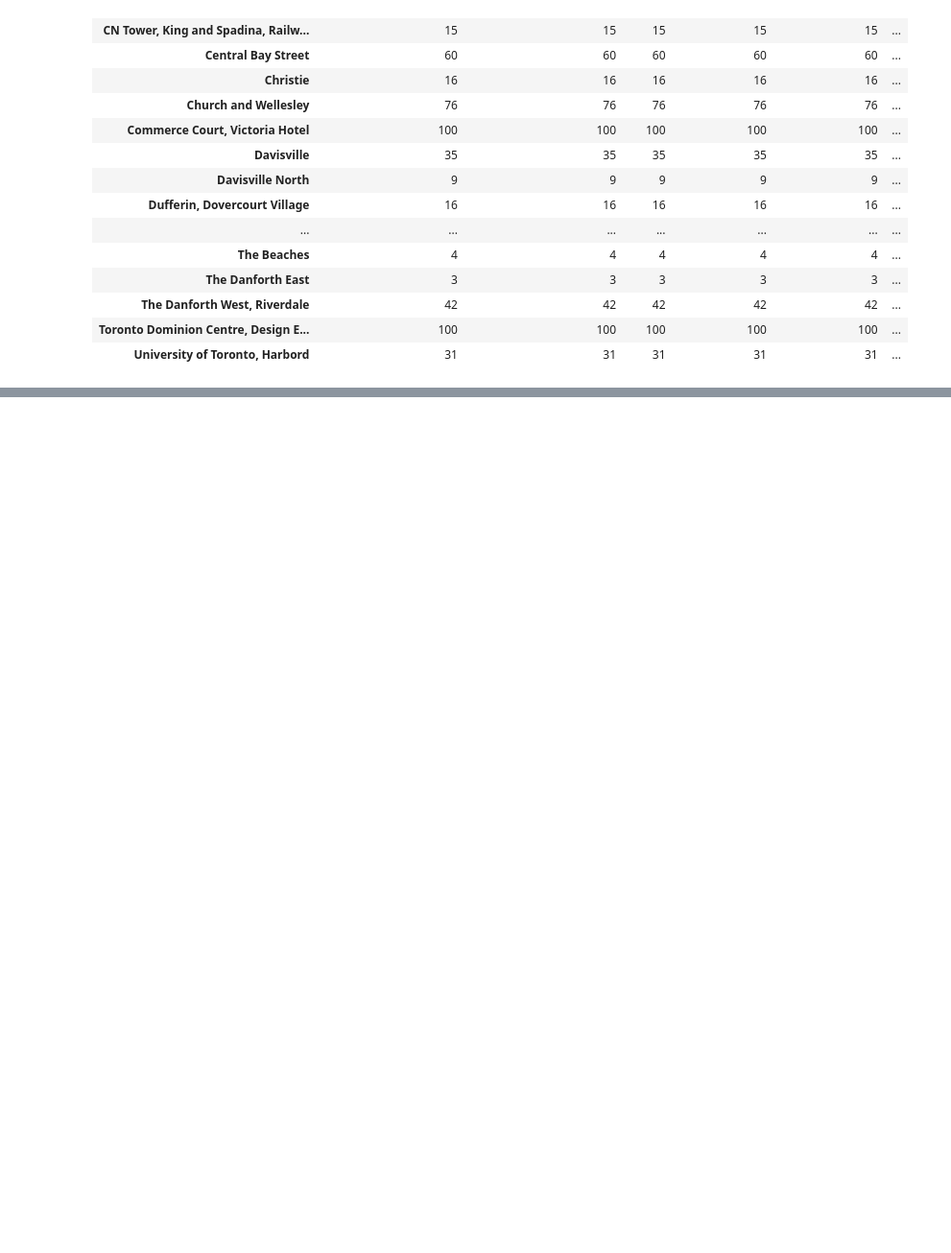
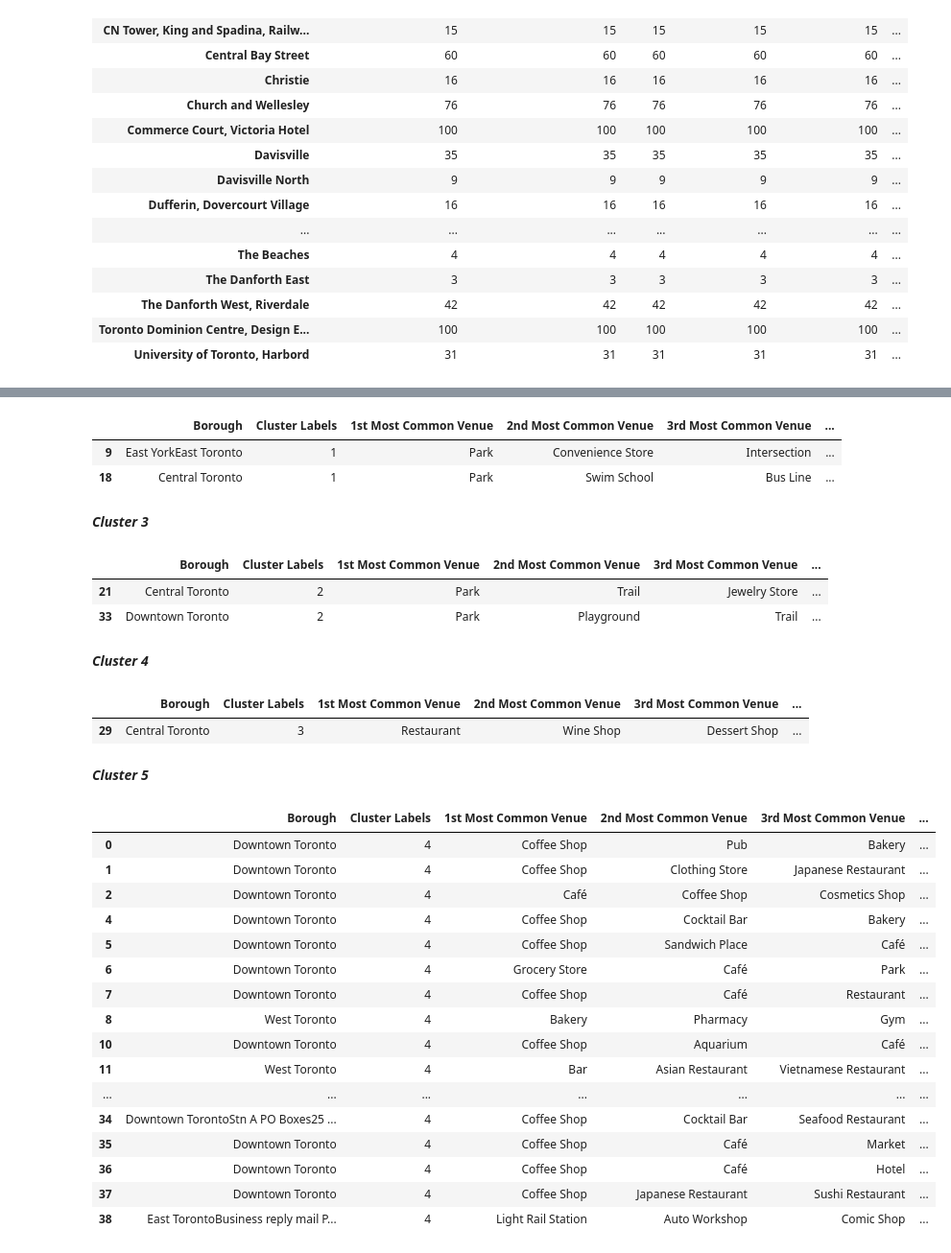
Before and after one commit to izemRachid/Coursera_Capstone, a Jupyter notebook: Segmenting and Clustering Neighborhoods in Toronto.ipynb, the cells around one changed output, grey strips where cells are left out. Shown: that part at 96% size. Saved outputs shown, nothing was run; the diff lists cells and outputs as text; code cells hidden in the pictures; blank space fills up the shorter version.

```diff
--- a/Segmenting and Clustering Neighborhoods in Toronto.ipynb
+++ b/Segmenting and Clustering Neighborhoods in Toronto.ipynb
@@ -369,0 +376,12 @@ toronto_denc_venues.groupby('Neighborhood').count()
+# %%
+# one hot encoding
+toronto_denc_onehot = pd.get_dummies(toronto_denc_venues[['Venue Category']], prefix="", prefix_sep="")
+
+# add neighborhood column back to dataframe
+toronto_denc_onehot['Neighborhood'] = toronto_denc_venues['Neighborhood']
+
+# move neighborhood column to the first column
+fixed_columns = [toronto_denc_onehot.columns[-1]] + list(toronto_denc_onehot.columns[:-1])
+toronto_denc_onehot = toronto_denc_onehot[fixed_columns]
+
+toronto_denc_onehot.head()
@@ -369,0 +398,3 @@ toronto_denc_venues.groupby('Neighborhood').count()
+# %%
+toronto_denc_grouped = toronto_denc_onehot.groupby('Neighborhood').mean().reset_index()
+toronto_denc_grouped.head()
@@ -369,0 +446,11 @@ toronto_denc_venues.groupby('Neighborhood').count()
+# %%
+# set number of clusters
+kclusters = 5
+
+toronto_denc_grouped_clustering = toronto_denc_grouped.drop('Neighborhood', 1)
+
+# run k-means clustering
+kmeans = KMeans(n_clusters=kclusters, random_state=0).fit(toronto_denc_grouped_clustering)
+
+# check cluster labels generated for each row in the dataframe
+kmeans.labels_[0:10]
@@ -369,0 +459,10 @@ toronto_denc_venues.groupby('Neighborhood').count()
+# %%
+# add clustering labels
+neighborhoods_venues_sorted.insert(0, 'Cluster Labels', kmeans.labels_)
+
+toronto_denc_merged = df_toronto_denc
+
+# merge toronto_grouped with toronto_data to add latitude/longitude for each neighborhood
+toronto_denc_merged = toronto_denc_merged.join(neighborhoods_venues_sorted.set_index('Neighborhood'), on='Neighborhood')
+
+toronto_denc_merged.head() # check the last columns!
@@ -369,0 +519,43 @@ toronto_denc_venues.groupby('Neighborhood').count()
+# %%
+toronto_denc_merged.loc[toronto_denc_merged['Cluster Labels'] == 1, toronto_denc_merged.columns[[1] + list(range(5, toronto_denc_merged.shape[1]))]]
+# %% [output]
+|  | Borough | Cluster Labels | 1st Most Common Venue | 2nd Most Common Venue | 3rd Most Common Venue | ... |
+| 9 | East YorkEast Toronto | 1 | Park | Convenience Store | Intersection | ... |
+| 18 | Central Toronto | 1 | Park | Swim School | Bus Line | ... |
+# %% [markdown]
+***Cluster 3***
+# %%
+toronto_denc_merged.loc[toronto_denc_merged['Cluster Labels'] == 2, toronto_denc_merged.columns[[1] + list(range(5, toronto_denc_merged.shape[1]))]]
+# %% [output]
+|  | Borough | Cluster Labels | 1st Most Common Venue | 2nd Most Common Venue | 3rd Most Common Venue | ... |
+| 21 | Central Toronto | 2 | Park | Trail | Jewelry Store | ... |
+| 33 | Downtown Toronto | 2 | Park | Playground | Trail | ... |
+# %% [markdown]
+***Cluster 4***
+# %%
+toronto_denc_merged.loc[toronto_denc_merged['Cluster Labels'] == 3, toronto_denc_merged.columns[[1] + list(range(5, toronto_denc_merged.shape[1]))]]
+# %% [output]
+|  | Borough | Cluster Labels | 1st Most Common Venue | 2nd Most Common Venue | 3rd Most Common Venue | ... |
+| 29 | Central Toronto | 3 | Restaurant | Wine Shop | Dessert Shop | ... |
+# %% [markdown]
+***Cluster 5***
+# %%
+toronto_denc_merged.loc[toronto_denc_merged['Cluster Labels'] == 4, toronto_denc_merged.columns[[1] + list(range(5, toronto_denc_merged.shape[1]))]]
+# %% [output]
+|  | Borough | Cluster Labels | 1st Most Common Venue | 2nd Most Common Venue | 3rd Most Common Venue | ... |
+| 0 | Downtown Toronto | 4 | Coffee Shop | Pub | Bakery | ... |
+| 1 | Downtown Toronto | 4 | Coffee Shop | Clothing Store | Japanese Restaurant | ... |
+| 2 | Downtown Toronto | 4 | Café | Coffee Shop | Cosmetics Shop | ... |
+| 4 | Downtown Toronto | 4 | Coffee Shop | Cocktail Bar | Bakery | ... |
+| 5 | Downtown Toronto | 4 | Coffee Shop | Sandwich Place | Café | ... |
+| 6 | Downtown Toronto | 4 | Grocery Store | Café | Park | ... |
+| 7 | Downtown Toronto | 4 | Coffee Shop | Café | Restaurant | ... |
+| 8 | West Toronto | 4 | Bakery | Pharmacy | Gym | ... |
+| 10 | Downtown Toronto | 4 | Coffee Shop | Aquarium | Café | ... |
+| 11 | West Toronto | 4 | Bar | Asian Restaurant | Vietnamese Restaurant | ... |
+| ... | ... | ... | ... | ... | ... | ... |
+| 34 | Downtown TorontoStn A PO Boxes25 ... | 4 | Coffee Shop | Cocktail Bar | Seafood Restaurant | ... |
+| 35 | Downtown Toronto | 4 | Coffee Shop | Café | Market | ... |
+| 36 | Downtown Toronto | 4 | Coffee Shop | Café | Hotel | ... |
+| 37 | Downtown Toronto | 4 | Coffee Shop | Japanese Restaurant | Sushi Restaurant | ... |
+| 38 | East TorontoBusiness reply mail P... | 4 | Light Rail Station | Auto Workshop | Comic Shop | ... |
```
Also changed, not shown: parts of 16 cells of this notebook.
